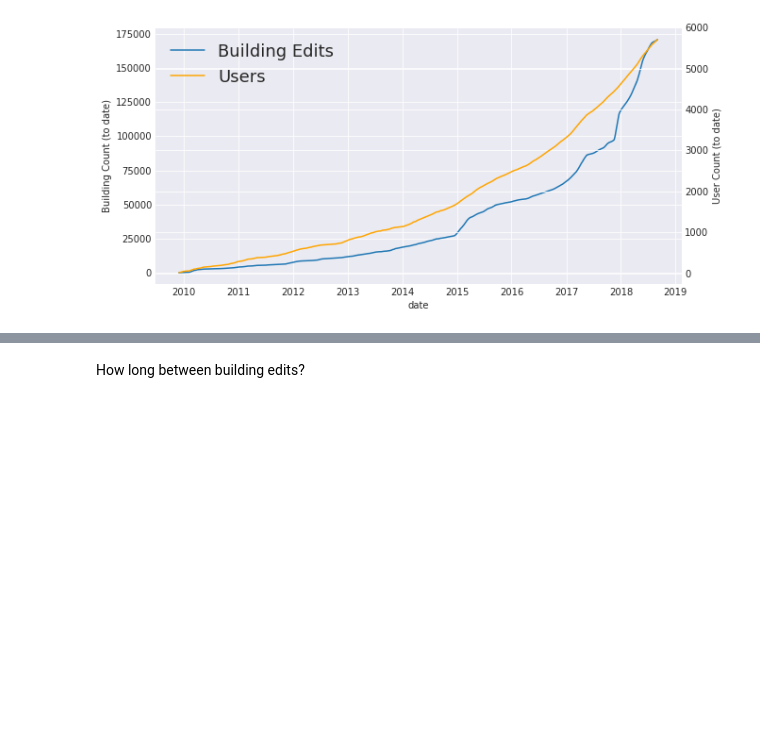
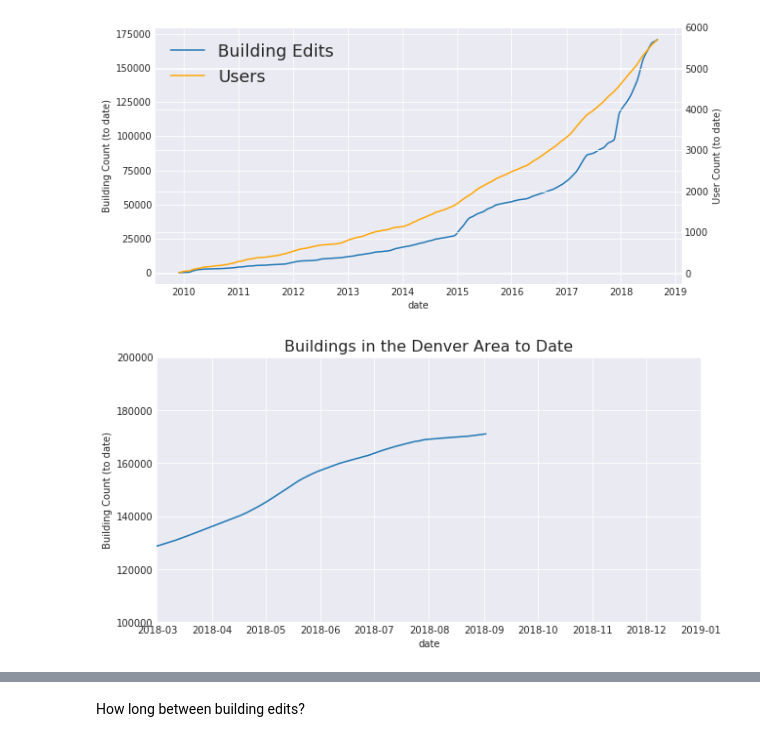
Before and after one commit to jenningsanderson/drcog, a Jupyter notebook: analysis/Buildings.ipynb, the cells around one changed output, grey strips where cells are left out. Saved outputs shown, nothing was run; the diff lists cells and outputs as text; code cells hidden in the pictures; blank space fills up the shorter version.

```diff
--- a/analysis/Buildings.ipynb
+++ b/analysis/Buildings.ipynb
@@ -101,3 +101,12 @@ axes[0].set_ylabel('Building Count (to date)');
 axes[1].set_ylabel('User Count (to date)');
 # %% [output]
 [figure]
+# %%
+sns.set_style("darkgrid");
+ax =gb_dates.id.cumsum().rolling(window=30).mean().plot(figsize=(10,5))
+ax.set_ylabel('Building Count (to date)');
+ax.set_xlim([pd.Timestamp("20180301"),pd.Timestamp("20190101")])
+ax.set_ylim([100000,200000])
+ax.set_title('Buildings in the Denver Area to Date',fontsize=16);
+# %% [output]
+[figure, added]
```
Also changed, not shown: parts of 3 cells of this notebook, 3 other files.
